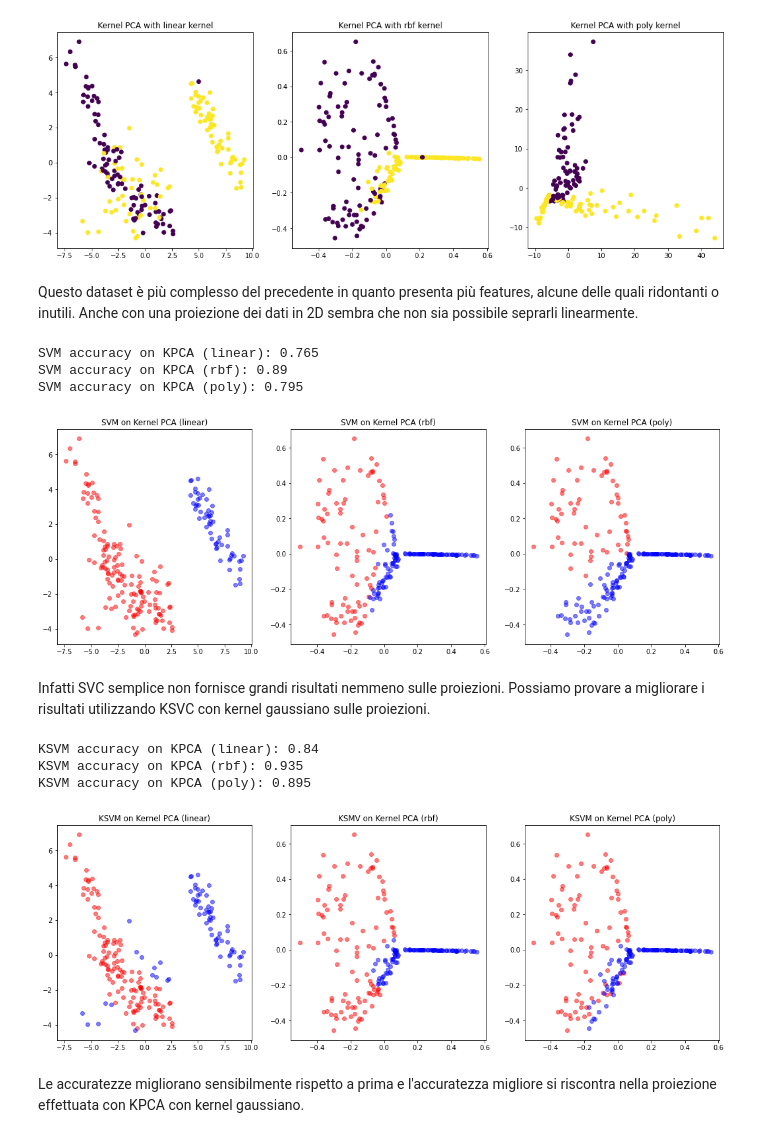
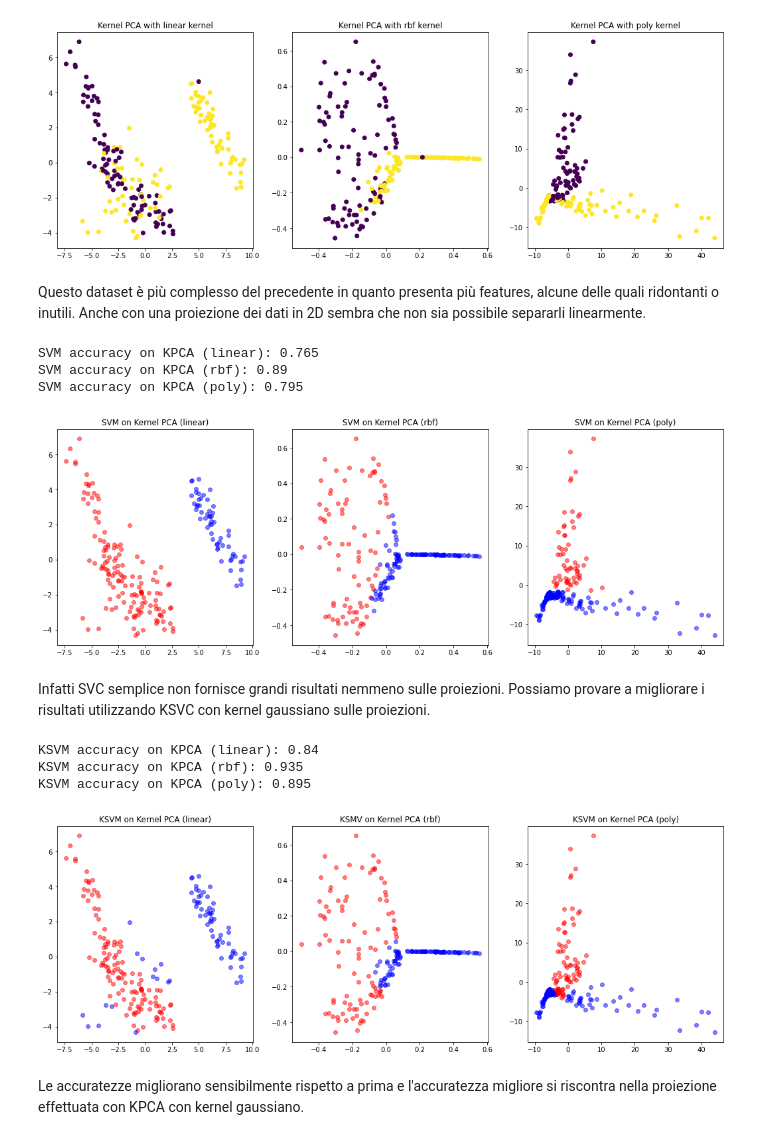
Before and after one commit to Erionis/Machine_Learning, a Jupyter notebook: challenges/challenge_two.ipynb, the cells around one changed output. Saved outputs shown, nothing was run; the diff lists cells and outputs as text; code cells hidden in the pictures.

```diff
--- a/challenges/challenge_two.ipynb
+++ b/challenges/challenge_two.ipynb
@@ -496,9 +473,10 @@ plt.show()
 # %% [output]
 [figure]
 # %% [markdown]
-Questo dataset è più complesso del precedente in quanto presenta più features, alcune delle quali ridontanti o inutili. Anche con una proiezione dei dati in 2D sembra che non sia possibile seprarli linearmente.
+Questo dataset è più complesso del precedente in quanto presenta più features, alcune delle quali ridontanti o inutili. Anche con una proiezione dei dati in 2D sembra che non sia possibile separarli linearmente.
 # %%
 import numpy as np
+
 # Train SVM with linear kernel on the projected data and calculate accuracy on test set
 svm_kpca_linear = SVC(kernel='linear')
 svm_kpca_linear.fit(X_train_kpca_linear, y_train)
@@ -535,8 +513,8 @@ plt.scatter(X_test_kpca_rbf[y_pred_kpca_rbf==1, 0], X_test_kpca_rbf[y_pred_kpca_
 plt.title('SVM on Kernel PCA (rbf)')
 
 plt.subplot(1, 3, 3)
-plt.scatter(X_test_kpca_rbf[y_pred_kpca_poly==0, 0], X_test_kpca_rbf[y_pred_kpca_poly==0, 1], color='red', alpha=0.5)
-plt.scatter(X_test_kpca_rbf[y_pred_kpca_poly==1, 0], X_test_kpca_rbf[y_pred_kpca_poly==1, 1], color='blue', alpha=0.5)
+plt.scatter(X_test_kpca_poly[y_pred_kpca_poly==0, 0], X_test_kpca_poly[y_pred_kpca_poly==0, 1], color='red', alpha=0.5)
+plt.scatter(X_test_kpca_poly[y_pred_kpca_poly==1, 0], X_test_kpca_poly[y_pred_kpca_poly==1, 1], color='blue', alpha=0.5)
 plt.title('SVM on Kernel PCA (poly)')
 
 plt.show()
@@ -544,56 +522,57 @@ plt.show()
 SVM accuracy on KPCA (linear): 0.765
 SVM accuracy on KPCA (rbf): 0.89
 SVM accuracy on KPCA (poly): 0.795
-[figure, old version]
+[figure, new version]
 # %% [markdown]
 Infatti SVC semplice non fornisce grandi risultati nemmeno sulle proiezioni. Possiamo provare a migliorare i risultati utilizzando KSVC con kernel gaussiano sulle proiezioni.
 # %%
 import numpy as np
-# Train SVM with linear kernel on the projected data and calculate accuracy on test set
+
+# Train SVM with gaussian kernel on the projected data and calculate accuracy on test set
 svm_kpca_linear = SVC(kernel='rbf')
 svm_kpca_linear.fit(X_train_kpca_linear, y_train)
 y_pred_kpca_linear = svm_kpca_linear.predict(kpca_linear.transform(X_test))
 accuracy_kpca_linear = accuracy_score(y_test, y_pred_kpca_linear)
 print('KSVM accuracy on KPCA (linear):', accuracy_kpca_linear)
 
-# Train SVM with linear kernel on the projected data and calculate accuracy on test set
+# Train SVM with gaussian kernel on the projected data and calculate accuracy on test set
 svm_kpca_rbf = SVC(kernel='rbf')
 svm_kpca_rbf.fit(X_train_kpca_rbf, y_train)
 y_pred_kpca_rbf = svm_kpca_rbf.predict(X_test_kpca_rbf)
 accuracy_kpca_rbf = accuracy_score(y_test, y_pred_kpca_rbf)
 print('KSVM accuracy on KPCA (rbf):', accuracy_kpca_rbf)
 
-# Train SVM with linear kernel on the projected data and calculate accuracy on test set
+# Train SVM with gaussian kernel on the projected data and calculate accuracy on test set
 svm_kpca_poly = SVC(kernel='rbf')
 svm_kpca_poly.fit(X_train_kpca_poly, y_train)
 y_pred_kpca_poly = svm_kpca_poly.predict(kpca_poly.transform(X_test))
 accuracy_kpca_poly = accuracy_score(y_test, y_pred_kpca_poly)
 print('KSVM accuracy on KPCA (poly):', accuracy_kpca_poly)
 
 
 # Plot the projections for each case
 plt.figure(figsize=(18, 6))
 
 plt.subplot(1, 3, 1)
 plt.scatter(X_test_kpca_linear[y_pred_kpca_linear==0, 0], X_test_kpca_linear[y_pred_kpca_linear==0, 1], color='red', alpha=0.5)
 plt.scatter(X_test_kpca_linear[y_pred_kpca_linear==1, 0], X_test_kpca_linear[y_pred_kpca_linear==1, 1], color='blue', alpha=0.5)
 plt.title('KSVM on Kernel PCA (linear)')
 
 plt.subplot(1, 3, 2)
 plt.scatter(X_test_kpca_rbf[y_pred_kpca_rbf==0, 0], X_test_kpca_rbf[y_pred_kpca_rbf==0, 1], color='red', alpha=0.5)
 plt.scatter(X_test_kpca_rbf[y_pred_kpca_rbf==1, 0], X_test_kpca_rbf[y_pred_kpca_rbf==1, 1], color='blue', alpha=0.5)
 plt.title('KSMV on Kernel PCA (rbf)')
 
 plt.subplot(1, 3, 3)
-plt.scatter(X_test_kpca_rbf[y_pred_kpca_poly==0, 0], X_test_kpca_rbf[y_pred_kpca_poly==0, 1], color='red', alpha=0.5)
-plt.scatter(X_test_kpca_rbf[y_pred_kpca_poly==1, 0], X_test_kpca_rbf[y_pred_kpca_poly==1, 1], color='blue', alpha=0.5)
+plt.scatter(X_test_kpca_poly[y_pred_kpca_poly==0, 0], X_test_kpca_poly[y_pred_kpca_poly==0, 1], color='red', alpha=0.5)
+plt.scatter(X_test_kpca_poly[y_pred_kpca_poly==1, 0], X_test_kpca_poly[y_pred_kpca_poly==1, 1], color='blue', alpha=0.5)
 plt.title('KSVM on Kernel PCA (poly)')
 
 plt.show()
 # %% [output]
 KSVM accuracy on KPCA (linear): 0.84
 KSVM accuracy on KPCA (rbf): 0.935
 KSVM accuracy on KPCA (poly): 0.895
-[figure, old version]
+[figure, new version]
 # %% [markdown]
 Le accuratezze migliorano sensibilmente rispetto a prima e l'accuratezza migliore si riscontra nella proiezione effettuata con KPCA con kernel gaussiano.
```
Also changed, not shown: parts of 16 cells of this notebook.
